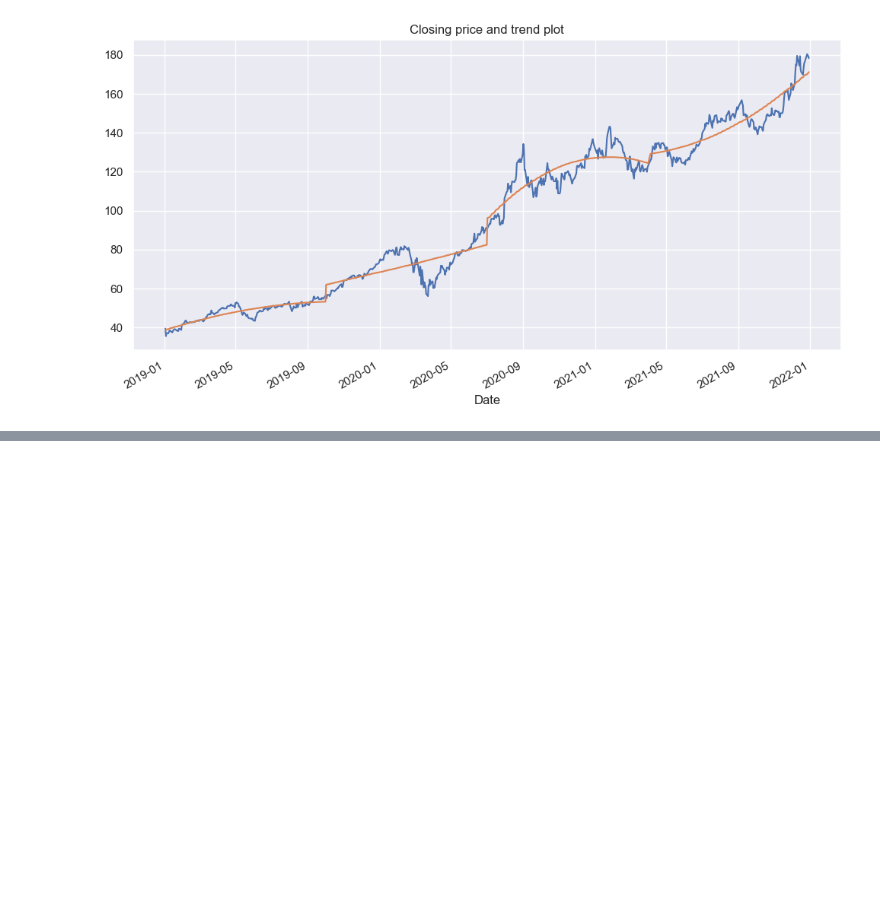
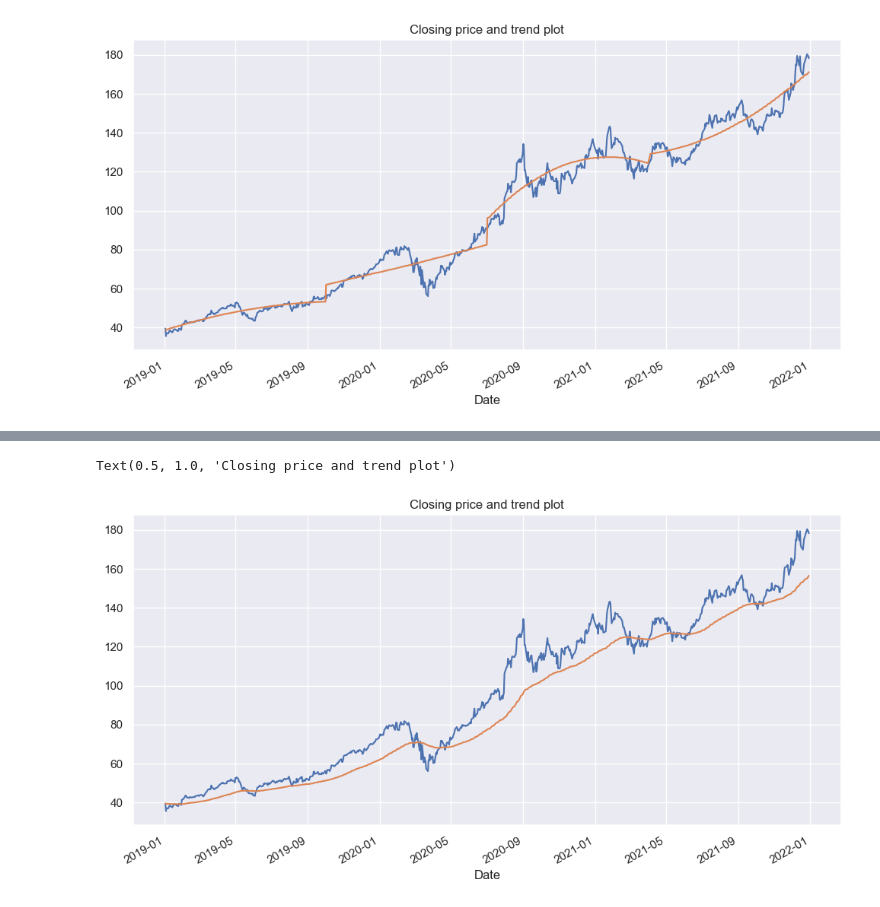
Before and after one commit to Ab2nour/stock-analysis, a Jupyter notebook: src/decomposition.ipynb, the cells around one changed output, grey strips where cells are left out. Saved outputs shown, nothing was run; the diff lists cells and outputs as text; code cells hidden in the pictures; blank space fills up the shorter version.

```diff
--- a/src/decomposition.ipynb
+++ b/src/decomposition.ipynb
@@ -197,0 +221,15 @@ Text(0.5, 1.0, 'Closing price and trend plot')
+# %%
+# Create the linear mobile average for the data
+
+expo_MA = df["Close"].ewm(span=100, adjust=False).mean()
+# %%
+# Plot data and trend
+
+_, ax = plt.subplots(figsize=(12, 6))
+
+df["Close"].plot(ax=ax)
+plt.plot(df.index, expo_MA)
+plt.title("Closing price and trend plot")
+# %% [output]
+Text(0.5, 1.0, 'Closing price and trend plot')
+[figure, added]
```
Also changed, not shown: parts of 6 cells of this notebook.
